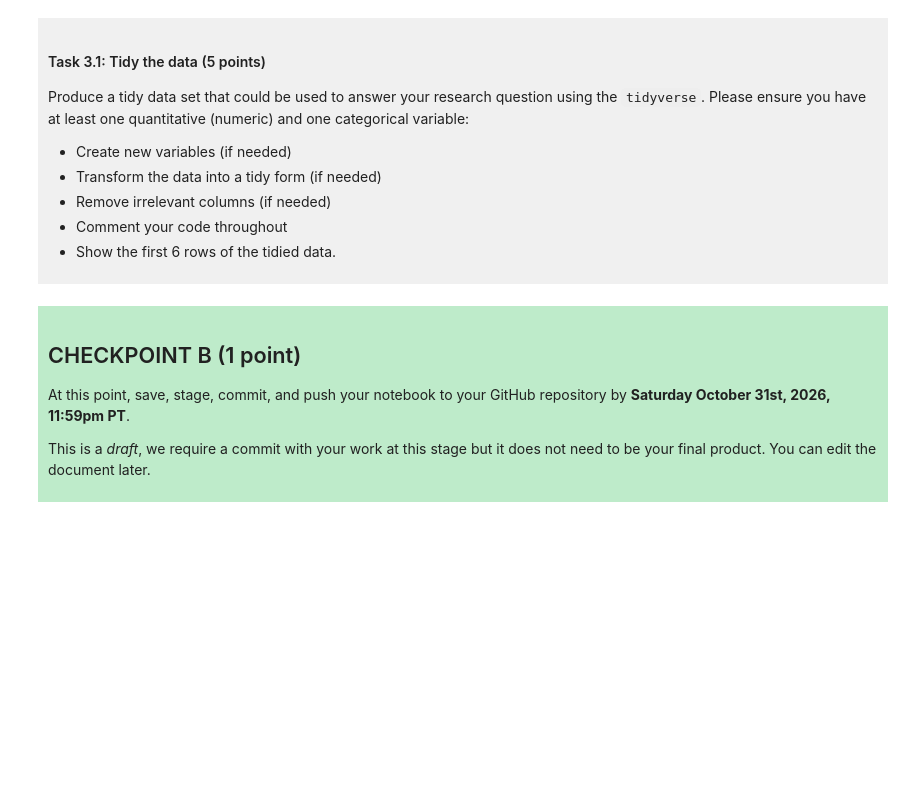
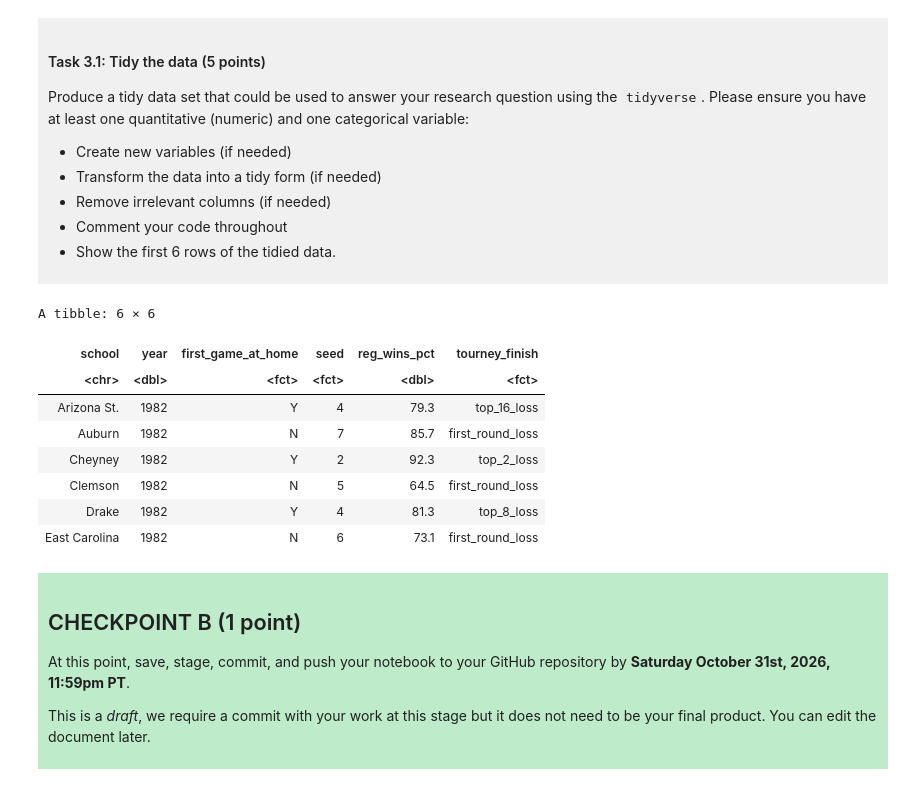
Before and after one commit to andyyu07/dsci-100-project-andy-yu, a Jupyter notebook: dsci-100-project-notebook.ipynb, the cells around one changed output. Saved outputs shown, nothing was run; the diff lists cells and outputs as text; code cells hidden in the pictures; blank space fills up the shorter version.

```diff
--- a/dsci-100-project-notebook.ipynb
+++ b/dsci-100-project-notebook.ipynb
@@ -189,7 +211,25 @@ Produce a tidy data set that could be used to answer your research question usin
 
 </div>
 # %%
-### EDIT THIS CODE CELL ###
+wmm_data_tidy <- wmm_data |>
+# select useful columns
+    select(school,year,first_game_at_home,seed,reg_wins_pct,tourney_finish)|>
+# mutate into proper varible types
+    mutate(first_game_at_home = as.factor(first_game_at_home),
+           seed = as.factor(seed),
+           tourney_finish = as.factor(tourney_finish))
+
+head(wmm_data_tidy)
+# %% [output]
+A tibble: 6 × 6
+| school | year | first_game_at_home | seed | reg_wins_pct | tourney_finish |
+| <chr> | <dbl> | <fct> | <fct> | <dbl> | <fct> |
+| Arizona St. | 1982 | Y | 4 | 79.3 | top_16_loss |
+| Auburn | 1982 | N | 7 | 85.7 | first_round_loss |
+| Cheyney | 1982 | Y | 2 | 92.3 | top_2_loss |
+| Clemson | 1982 | N | 5 | 64.5 | first_round_loss |
+| Drake | 1982 | Y | 4 | 81.3 | top_8_loss |
+| East Carolina | 1982 | N | 6 | 73.1 | first_round_loss |
 # %% [markdown]
 <div style="background-color: #beebca; padding: 10px;">
 
```
Also changed, not shown: parts of 3 cells of this notebook.
